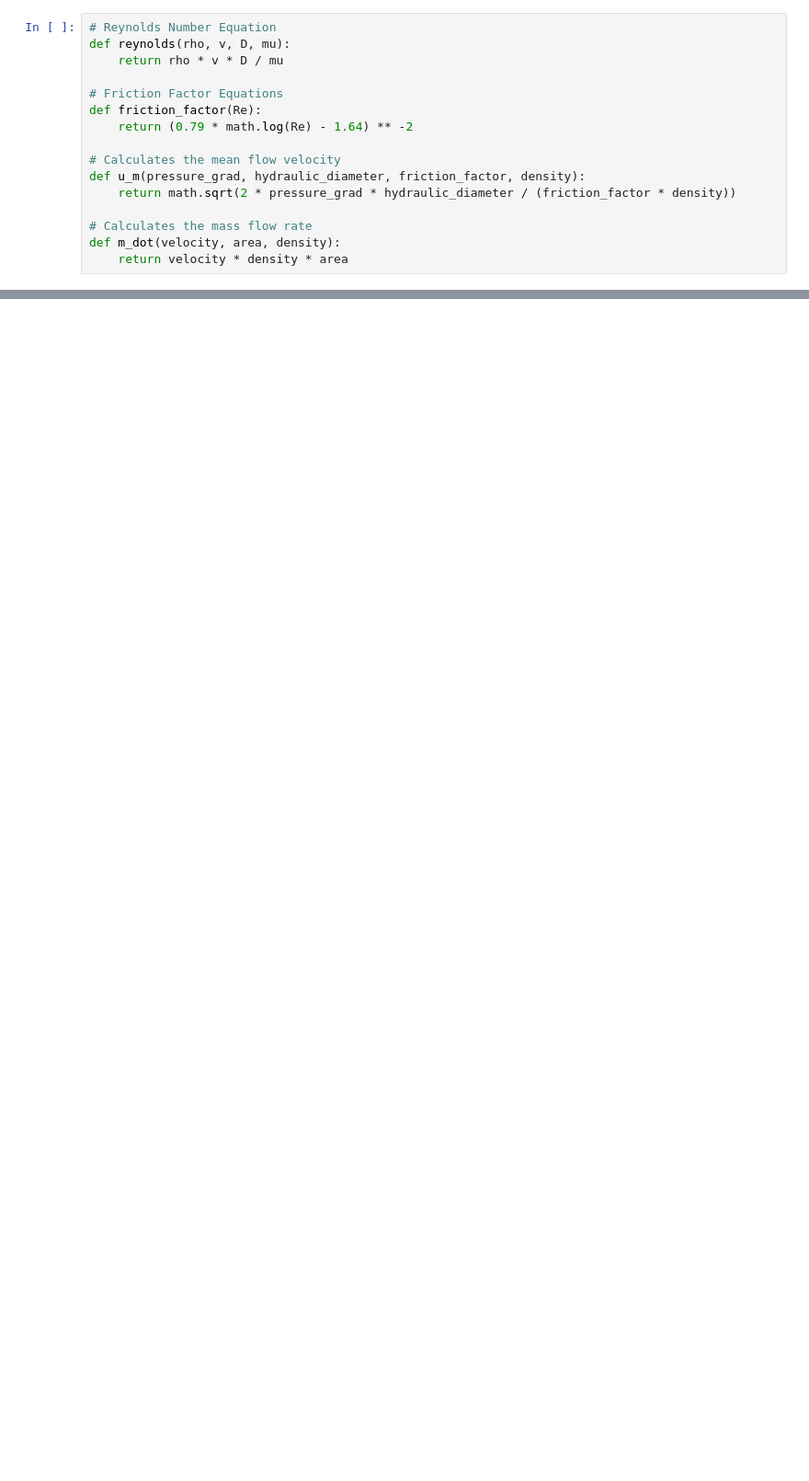
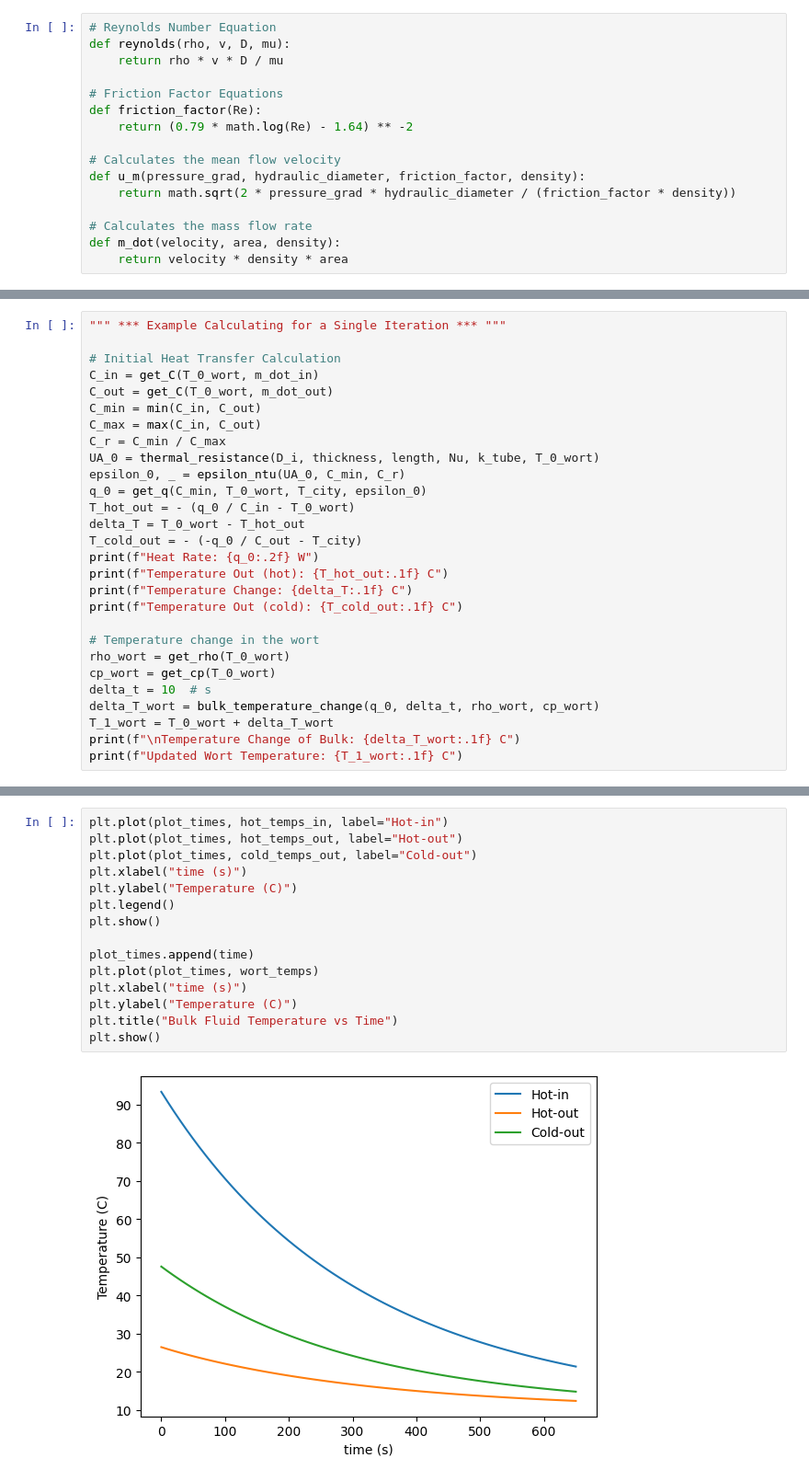
Before and after one commit to Jagardiner97/STAT-6685, a Jupyter notebook: Thermal Fluids Final Project/hxr.ipynb, the cells around one changed output, grey strips where cells are left out. Shown at 92% size. Cells and saved outputs as stored; diff of their text form; blank space fills up the shorter version.

Commit message:
completed initial implementation

```diff
--- a/Thermal Fluids Final Project/hxr.ipynb
+++ b/Thermal Fluids Final Project/hxr.ipynb
@@ -191,0 +299,28 @@ def thermal_resistance(d_out, d_in, t_tube, nusselt, k_tube, temperature):
+# %%
+""" *** Example Calculating for a Single Iteration *** """
+
+# Initial Heat Transfer Calculation
+C_in = get_C(T_0_wort, m_dot_in)
+C_out = get_C(T_0_wort, m_dot_out)
+C_min = min(C_in, C_out)
+C_max = max(C_in, C_out)
+C_r = C_min / C_max
+UA_0 = thermal_resistance(D_i, thickness, length, Nu, k_tube, T_0_wort)
+epsilon_0, _ = epsilon_ntu(UA_0, C_min, C_r)
+q_0 = get_q(C_min, T_0_wort, T_city, epsilon_0)
+T_hot_out = - (q_0 / C_in - T_0_wort)
+delta_T = T_0_wort - T_hot_out
+T_cold_out = - (-q_0 / C_out - T_city)
+print(f"Heat Rate: {q_0:.2f} W")
+print(f"Temperature Out (hot): {T_hot_out:.1f} C")
+print(f"Temperature Change: {delta_T:.1f} C")
+print(f"Temperature Out (cold): {T_cold_out:.1f} C")
+
+# Temperature change in the wort
+rho_wort = get_rho(T_0_wort)
+cp_wort = get_cp(T_0_wort)
+delta_t = 10  # s
+delta_T_wort = bulk_temperature_change(q_0, delta_t, rho_wort, cp_wort)
+T_1_wort = T_0_wort + delta_T_wort
+print(f"\nTemperature Change of Bulk: {delta_T_wort:.1f} C")
+print(f"Updated Wort Temperature: {T_1_wort:.1f} C")
@@ -191,0 +413,17 @@ def thermal_resistance(d_out, d_in, t_tube, nusselt, k_tube, temperature):
+# %%
+plt.plot(plot_times, hot_temps_in, label="Hot-in")
+plt.plot(plot_times, hot_temps_out, label="Hot-out")
+plt.plot(plot_times, cold_temps_out, label="Cold-out")
+plt.xlabel("time (s)")
+plt.ylabel("Temperature (C)")
+plt.legend()
+plt.show()
+
+plot_times.append(time)
+plt.plot(plot_times, wort_temps)
+plt.xlabel("time (s)")
+plt.ylabel("Temperature (C)")
+plt.title("Bulk Fluid Temperature vs Time")
+plt.show()
+# %% [output]
+[figure, added]
```
Also changed, not shown: parts of 17 cells of this notebook.
